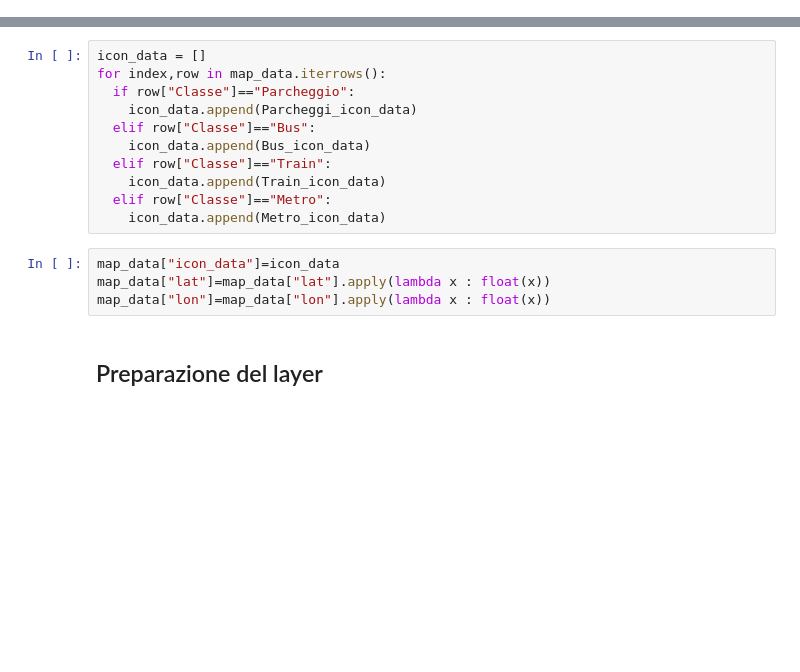
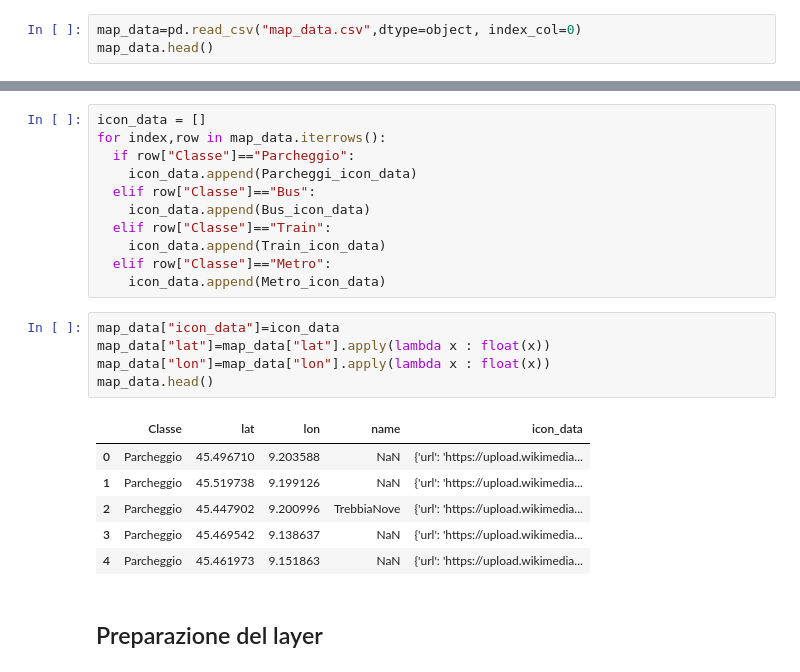
Before and after one commit to fog97/Comics_Map, a Jupyter notebook: Novegro/GeocodingNovegro.ipynb, the cells around one changed output, grey strips where cells are left out. Drawn from its saved outputs; the diff is of its cells as text; blank space fills up the shorter version.

```diff
--- a/Novegro/GeocodingNovegro.ipynb
+++ b/Novegro/GeocodingNovegro.ipynb
@@ -105,3 +105,6 @@ parcheggi_complete.head()
 ## Dataset Unico
 # %%
 map_data=pd.concat([parcheggi_complete, bus,train,metro], ignore_index=True)
+# %%
+map_data=pd.read_csv("map_data.csv",dtype=object, index_col=0)
+map_data.head()
@@ -163,7 +173,15 @@ for index,row in map_data.iterrows():
 # %%
 map_data["icon_data"]=icon_data
 map_data["lat"]=map_data["lat"].apply(lambda x : float(x))
 map_data["lon"]=map_data["lon"].apply(lambda x : float(x))
+map_data.head()
+# %% [output]
+|  | Classe | lat | lon | name | icon_data |
+| 0 | Parcheggio | 45.496710 | 9.203588 | NaN | {'url': 'https://upload.wikimedia... |
+| 1 | Parcheggio | 45.519738 | 9.199126 | NaN | {'url': 'https://upload.wikimedia... |
+| 2 | Parcheggio | 45.447902 | 9.200996 | TrebbiaNove | {'url': 'https://upload.wikimedia... |
+| 3 | Parcheggio | 45.469542 | 9.138637 | NaN | {'url': 'https://upload.wikimedia... |
+| 4 | Parcheggio | 45.461973 | 9.151863 | NaN | {'url': 'https://upload.wikimedia... |
 # %% [markdown]
 ## Preparazione del layer
 # %% [markdown]
```
Also changed, not shown: parts of 2 cells of this notebook, 1 other file.
